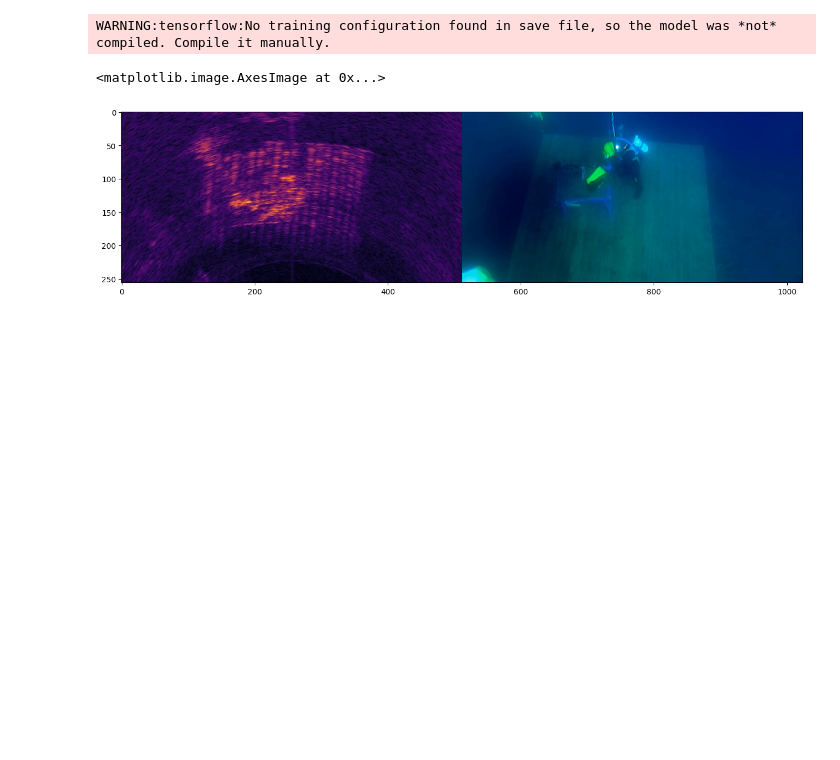
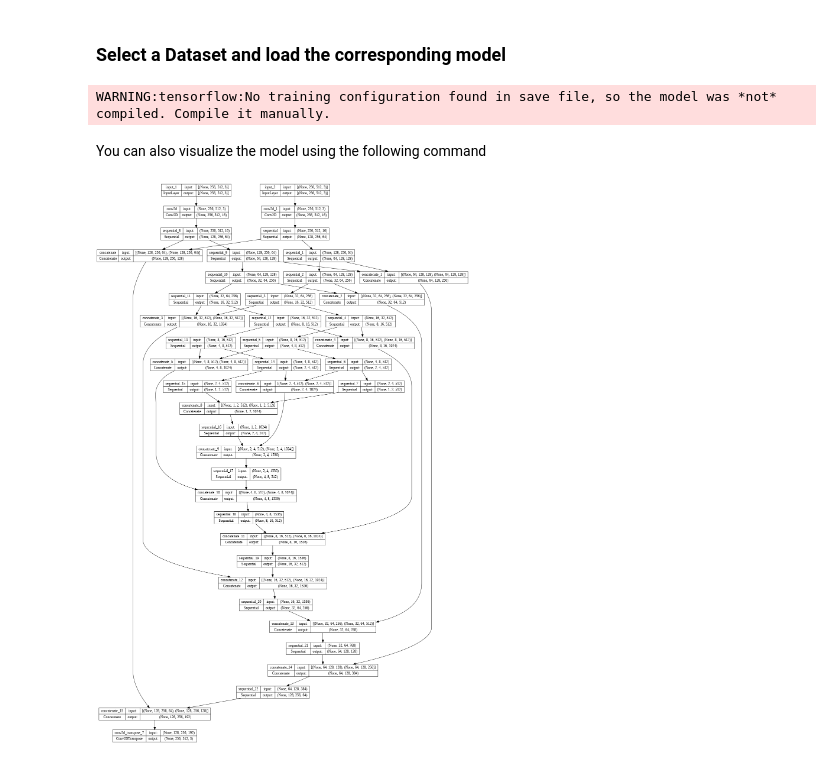
Before and after one commit to DeeperSense/BTS-2023, a Jupyter notebook: sonavision/sonavision-bts-tutorial.ipynb, the cells around one changed output. Cells and saved outputs as stored; diff of their text form; code cells hidden in the pictures; blank space fills up the shorter version.

```diff
--- a/sonavision/sonavision-bts-tutorial.ipynb
+++ b/sonavision/sonavision-bts-tutorial.ipynb
@@ -29 +68,3 @@ Archive:  data.zip
+# %% [markdown]
+### Select a Dataset and load the corresponding model
 # %%
@@ -33,24 +74,9 @@ generator = tf.keras.models.load_model(model_dir)
 generator.compile()
 # %% [output]
 WARNING:tensorflow:No training configuration found in save file, so the model was *not* compiled. Compile it manually.
-# %%
-image_file = "/content/BTS23/{}/test-data/0-00000139.png".format(dataset)
-image = tf.io.read_file(image_file)
-if image_file[-3:]=="png":
-  image = tf.io.decode_png(image)
-elif image_file[-3:]=="jpg":
-  image = tf.io.decode_jpeg(image)
-
-w = tf.shape(image)[1] // 3
-images =[]
-for i in range(3):
-    images.append(tf.cast(image[:, i * w : (i + 1) * w, :], tf.float32))
-
-camera = images[0]
-sonar = images[2]
-
-plt.figure(figsize=(16,5))
-plt.imshow(np.hstack((sonar.numpy()/255,camera.numpy()/255)))
-# %% [output]
-<matplotlib.image.AxesImage at 0x...>
-[figure, removed]
+# %% [markdown]
+You can also visualize the model using the following command
+# %%
+tf.keras.utils.plot_model(generator, show_shapes=True, dpi=64)
+# %% [output]
+[figure, added]
```
Also changed, not shown: parts of 16 cells of this notebook.
